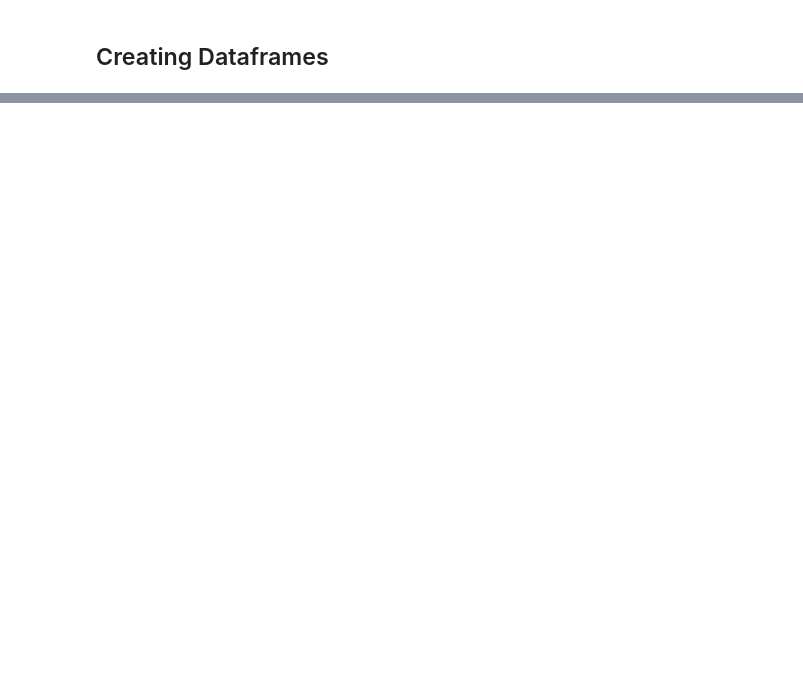
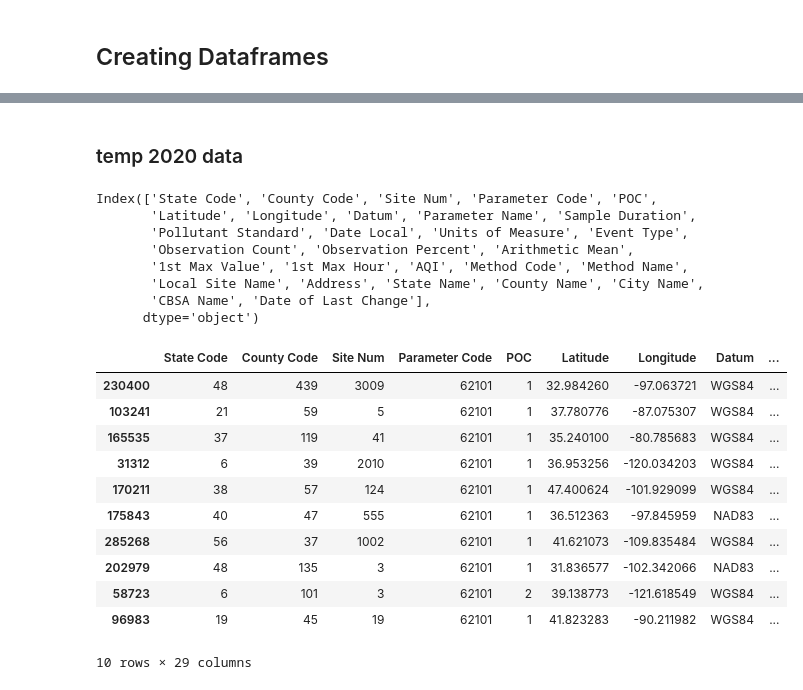
Before and after one commit to annamarieweber/AQI-predictor, a Jupyter notebook: final-project-notebook.ipynb, the cells around one changed output, grey strips where cells are left out. Saved outputs shown, nothing was run; the diff lists cells and outputs as text; code cells hidden in the pictures; blank space fills up the shorter version.

```diff
--- a/final-project-notebook.ipynb
+++ b/final-project-notebook.ipynb
@@ -121,0 +254,26 @@ for k, v in file_dict.items():
+# %% [markdown]
+### temp 2020 data
+# %%
+print(temp_2020_df.columns)
+display(temp_2020_df.sample(10))
+# %% [output]
+Index(['State Code', 'County Code', 'Site Num', 'Parameter Code', 'POC',
+       'Latitude', 'Longitude', 'Datum', 'Parameter Name', 'Sample Duration',
+       'Pollutant Standard', 'Date Local', 'Units of Measure', 'Event Type',
+       'Observation Count', 'Observation Percent', 'Arithmetic Mean',
+       '1st Max Value', '1st Max Hour', 'AQI', 'Method Code', 'Method Name',
+       'Local Site Name', 'Address', 'State Name', 'County Name', 'City Name',
+       'CBSA Name', 'Date of Last Change'],
+      dtype='object')
+|  | State Code | County Code | Site Num | Parameter Code | POC | Latitude | Longitude | Datum | ... |
+| 230400 | 48 | 439 | 3009 | 62101 | 1 | 32.984260 | -97.063721 | WGS84 | ... |
+| 103241 | 21 | 59 | 5 | 62101 | 1 | 37.780776 | -87.075307 | WGS84 | ... |
+| 165535 | 37 | 119 | 41 | 62101 | 1 | 35.240100 | -80.785683 | WGS84 | ... |
+| 31312 | 6 | 39 | 2010 | 62101 | 1 | 36.953256 | -120.034203 | WGS84 | ... |
+| 170211 | 38 | 57 | 124 | 62101 | 1 | 47.400624 | -101.929099 | WGS84 | ... |
+| 175843 | 40 | 47 | 555 | 62101 | 1 | 36.512363 | -97.845959 | NAD83 | ... |
+| 285268 | 56 | 37 | 1002 | 62101 | 1 | 41.621073 | -109.835484 | WGS84 | ... |
+| 202979 | 48 | 135 | 3 | 62101 | 1 | 31.836577 | -102.342066 | NAD83 | ... |
+| 58723 | 6 | 101 | 3 | 62101 | 2 | 39.138773 | -121.618549 | WGS84 | ... |
+| 96983 | 19 | 45 | 19 | 62101 | 1 | 41.823283 | -90.211982 | WGS84 | ... |
+10 rows × 29 columns
```
Also changed, not shown: parts of 17 cells of this notebook.
